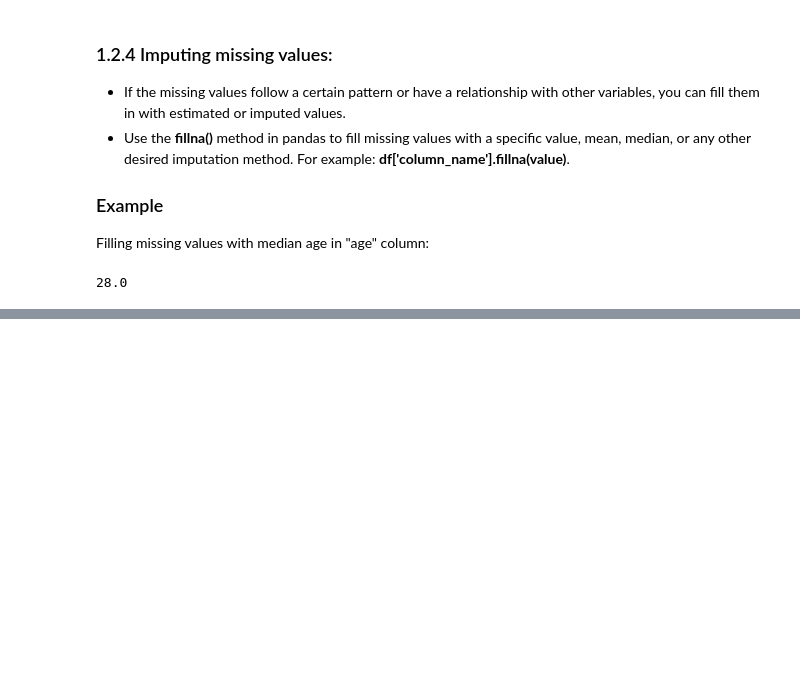
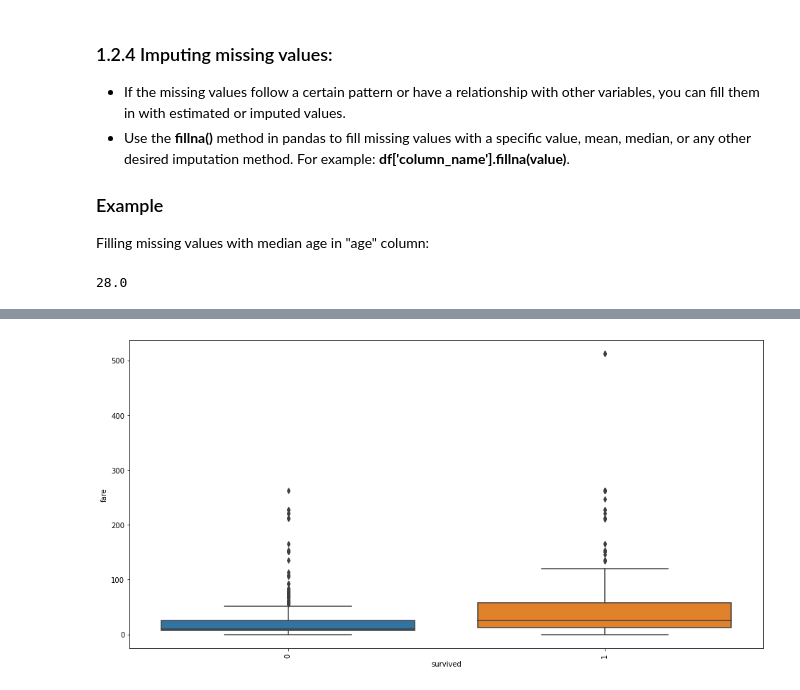
Before and after one commit to MLcmore2023/MLcmore2023, a Jupyter notebook: day1_pm_afternoon/D1-A.ipynb, the cells around one changed output, grey strips where cells are left out. Drawn from its saved outputs; the diff is of its cells as text; code cells hidden in the pictures; blank space fills up the shorter version.

```diff
--- a/day1_pm_afternoon/D1-A.ipynb
+++ b/day1_pm_afternoon/D1-A.ipynb
@@ -138,8 +133,8 @@ Name: sex, dtype: object
 # %%
 # male -> M
 # female -> F
-df['sex'].replace('male', 'M', inplace=True)
-df['sex'].replace('female', 'F', inplace=True)
+titanic['sex'].replace('male', 'M', inplace=True)
+titanic['sex'].replace('female', 'F', inplace=True)
 # %% [markdown]
 the parameter `inplace=True` is used to specify that the replacement operation should be performed directly on the original DataFrame, modifying it in place.
 # %%
@@ -244,0 +243,9 @@ dtype: int64
+# %%
+# Since the original dataset does not contain any duplicates,
+# for educational purposes, I manually added some duplicates.
+
+# Select the row(s) to duplicate
+row_to_duplicate = titanic.loc[0]
+
+# Append the row(s) to create duplicates
+titanic = titanic.append([row_to_duplicate, row_to_duplicate], ignore_index=True)
@@ -244,0 +266,3 @@ dtype: int64
+# %%
+# remove all the duplicates
+titanic.drop_duplicates(inplace=True)
@@ -244,0 +359,10 @@ dtype: int64
+# %%
+import matplotlib.pyplot as plt
+import seaborn as sns
+
+data = pd.concat([titanic['survived'], titanic['fare']], axis=1)
+f, ax = plt.subplots(figsize=(16, 8))
+fig = sns.boxplot(x=titanic['survived'], y=titanic['fare'], data=data)
+plt.xticks(rotation=90);
+# %% [output]
+[figure, added]
```
Also changed, not shown: parts of 120 cells of this notebook, 1 other file.
